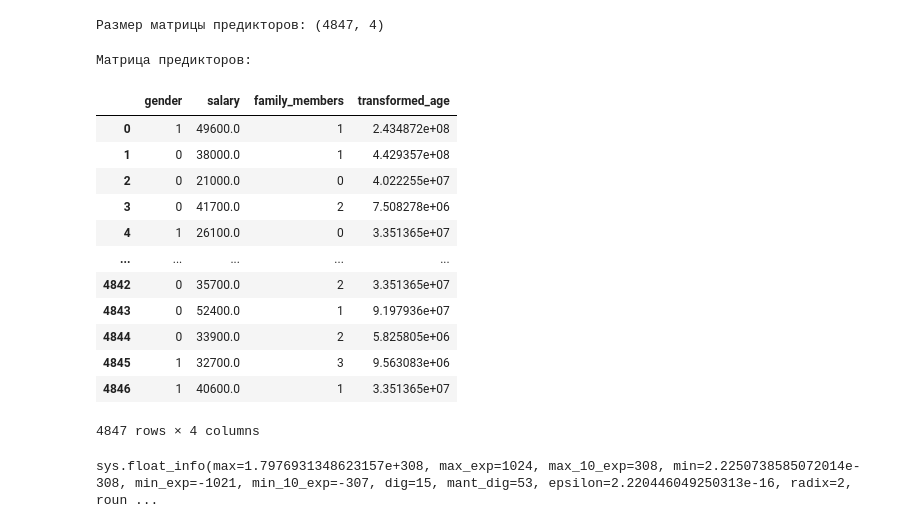
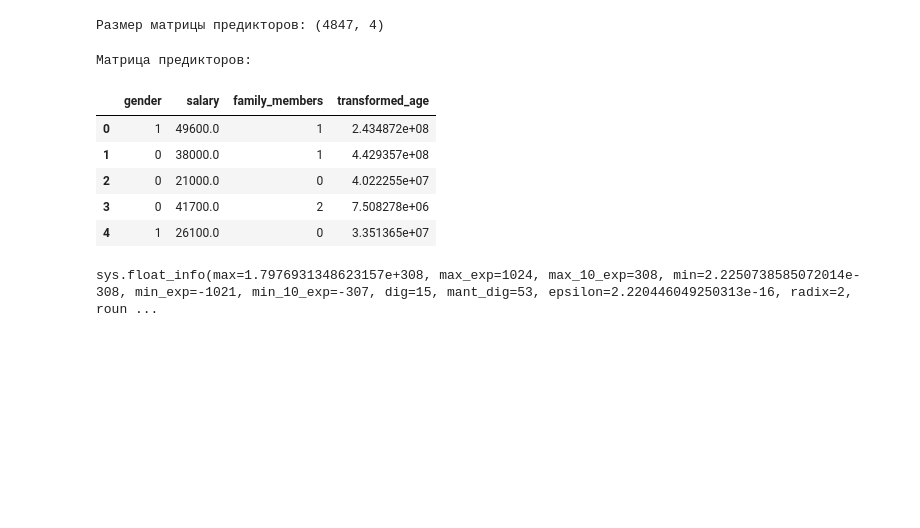
Before and after one commit to Affernus/Data_Science_projects, a Jupyter notebook: Information-security/Information-security.ipynb, the cells around one changed output. Cells and saved outputs as stored; diff of their text form; code cells hidden in the pictures; blank space fills up the shorter version.

```diff
--- a/Information-security/Information-security.ipynb
+++ b/Information-security/Information-security.ipynb
@@ -54,7 +52,7 @@ scatter_kws=dict(s=20, marker='o', edgecolors='white', alpha=0.5)
 # %% [markdown]
 <h2 style="color:DodgerBlue">1.1 Загрузка, общая информация о данных</h2>
 # %%
-link = 'datasets/ML/'
+link = 'C:/Users/Affernus/JupiterNotebooks/datasets/ML/'
 clients_data = pd.read_csv(link+'insurance.csv')
 # %%
 clients_data.head()
@@ -273,22 +271,15 @@ print('Размер матрицы предикторов:', X.shape)
 Размер матрицы предикторов: (4847, 4)
 # %%
 print('Матрица предикторов:')
-X
+X.head()
 # %% [output]
 Матрица предикторов:
 |  | gender | salary | family_members | transformed_age |
 | 0 | 1 | 49600.0 | 1 | 2.434872e+08 |
 | 1 | 0 | 38000.0 | 1 | 4.429357e+08 |
 | 2 | 0 | 21000.0 | 0 | 4.022255e+07 |
 | 3 | 0 | 41700.0 | 2 | 7.508278e+06 |
 | 4 | 1 | 26100.0 | 0 | 3.351365e+07 |
-| ... | ... | ... | ... | ... |
-| 4842 | 0 | 35700.0 | 2 | 3.351365e+07 |
-| 4843 | 0 | 52400.0 | 1 | 9.197936e+07 |
-| 4844 | 0 | 33900.0 | 2 | 5.825805e+06 |
-| 4845 | 1 | 32700.0 | 3 | 9.563083e+06 |
-| 4846 | 1 | 40600.0 | 1 | 3.351365e+07 |
-4847 rows × 4 columns
 # %%
 import sys
 sys.float_info
```
Also changed, not shown: parts of 3 cells of this notebook, 11 other files.
